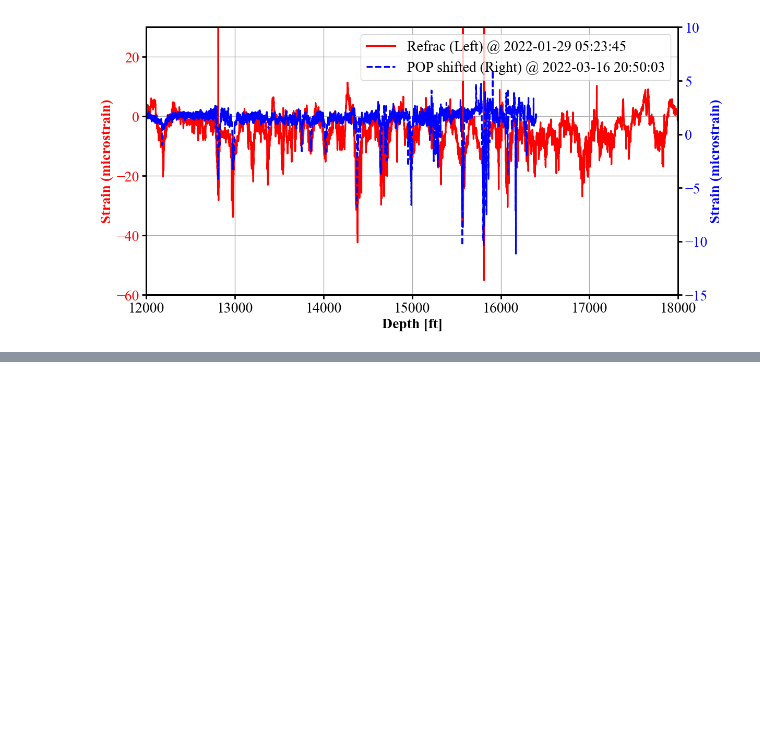
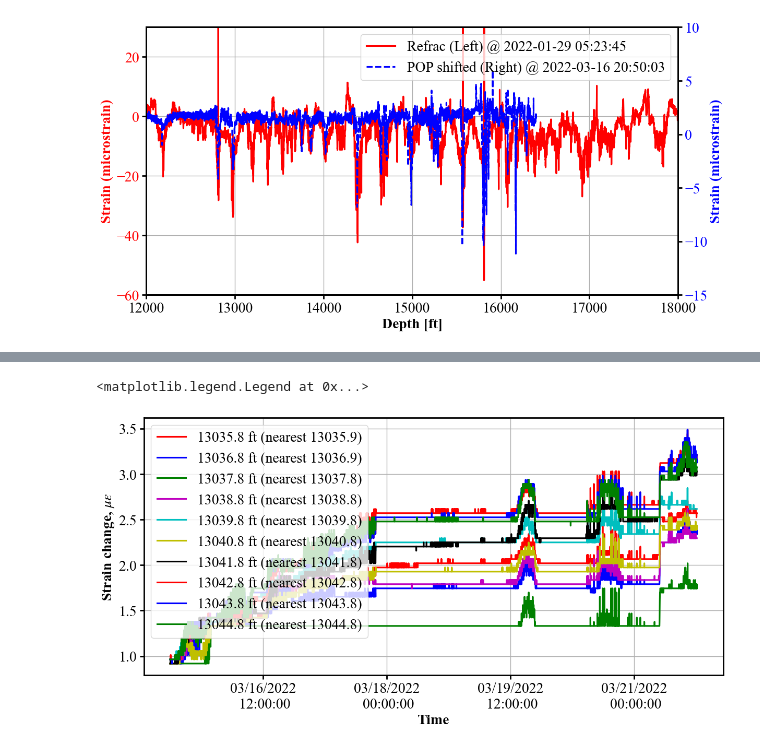
Before and after one commit to felix-mao-1516/plot-for-research-, a Jupyter notebook: 2D_plot_and_slippage_clbrt.ipynb, the cells around one changed output, grey strips where cells are left out. Cells and saved outputs as stored; diff of their text form; code cells hidden in the pictures; blank space fills up the shorter version.

```diff
--- a/2D_plot_and_slippage_clbrt.ipynb
+++ b/2D_plot_and_slippage_clbrt.ipynb
@@ -243,0 +235,78 @@ ax_right.yaxis.set_major_locator(MultipleLocator(5))
+# %%
+%reload_ext autoreload
+%autoreload 2
+
+import h5py
+import numpy as np
+import pandas as pd
+import matplotlib.pyplot as plt
+from plot_style import plot_strain_vs_time_at_depths, decode_stamps_to_datetimeindex, save_figure
+from matplotlib.ticker import MultipleLocator, FuncFormatter, MaxNLocator, ScalarFormatter, FixedLocator, LogFormatter
+
+
+
+# f1 = h5py.File('C:/Users/fengxiang.mao/Desktop/Devon data/HFTS-1_Devon/20220707/Evo 3 (refrac)/Neubrex_DSS_strain/Zgabay A14H - refrac - strain change.h5','r')
+f1 = h5py.File('C:/Users/fengxiang.mao/Desktop/Devon data/HFTS-1_Devon/20220707/Evo 5 (POP)/Zgabay A14H - pop - strain change.h5','r')
+
+dstrain = (f1['data'])
+depth = (f1['depth'])
+date_plot = (f1['stamps'])
+
+print(dstrain.shape)  # (时间点数, 深度点数)
+# （可选）把 stamps 转为 DatetimeIndex，便于时间戳就近匹配
+stamps_idx = decode_stamps_to_datetimeindex(date_plot, fmt='%m/%d/%Y %H:%M:%S.%f') if date_plot is not None else None
+
+# 在 12500 ft 和 16000 ft 这两个深度（最近列），看 strain 随时间
+# fig, ax = plot_strain_vs_time_at_depths(
+#     dstrain, depth,
+#     stamps_index=stamps_idx,
+#     target_depths=[12855.79, 15164.13],
+#     time_window=("2022-03-15 09:00:00", "2022-03-20 07:30:00"),  # 也可用行号：(500, 1500)
+#     scale=1.0,                        # 要换单位直接传 1e6 -> microstrain
+#     strain_unit="(microstrain)",
+#     figsize=(12, 6), grid=True, legend='auto',
+#     # time_format='%m/%d/%Y\n %H:%M:%S',   # ← 这里
+#     # time_tick_rotation=0,
+#     legend_labels=["Gauge 9", "Gauge 5"],  # 可选：自定义图例  #["12500 ft", "16000 ft"]
+# )
+
+# 或：在 16000±25 ft 和 15000±25 ft 窗口里求平均后对比
+# fig, ax = plot_strain_vs_time_at_depths(
+#     dstrain, depth,
+#     stamps_index=stamps_idx,
+#     target_depths=[16000, 15000],
+#     depth_tolerance=25,
+#     reducer="mean",            # 或 "median"
+#     scale=1.0, strain_unit="(microstrain)",
+#     figsize=(12, 6), grid=True, legend='auto',
+#     # time_format='%m/%d/%Y\n %H:%M:%S',   # ← 这里
+#     # time_tick_rotation=0,
+#     legend_labels=["16000±25 ft", "15000±25 ft"],
+# )
+# ax.xaxis.set_major_locator(MaxNLocator(nbins=5))
+depth_range = np.array([12855.79, 12856.79, 12857.79, 12858.79, 12859.79,
+                        12860.79, 12861.79, 12862.79, 12863.79, 12864.79])
+depth_range += 180
+
+
+fig, ax = plot_strain_vs_time_at_depths(
+    dstrain, depth,
+    stamps_index=stamps_idx,
+    target_depths=depth_range,
+    time_window=("2022-03-15 09:00:00", "2022-03-22 00:30:00"),  # 也可用行号：(500, 1500)
+    scale=1.0,                        # 要换单位直接传 1e6 -> microstrain
+    strain_unit="(microstrain)",
+    figsize=(12, 6), grid=True, legend='auto',
+    # time_format='%m/%d/%Y\n %H:%M:%S',   # ← 这里
+    # time_tick_rotation=0,
+    # legend_labels=["Gauge 9",],  # 可选：自定义图例  #["12500 ft", "16000 ft"]
+)
+# 将y轴翻转：
+# ax.invert_yaxis()
+ax.xaxis.set_major_locator(MaxNLocator(nbins=7))
+ax.legend(loc='upper left')
+# y轴标签
+# ax.set_ylabel(r'Strain change, $\mu\varepsilon$')
+# save_figure:
+# save_figure(fig, 'strain_vs_time_13753ft.png', dpi=600, transparent=False)
+# %% [output]
@@ -243,0 +314,2 @@ ax_right.yaxis.set_major_locator(MultipleLocator(5))
+<matplotlib.legend.Legend at 0x...>
+[figure, added]
```
Also changed, not shown: parts of 4 cells of this notebook, 8 other files.
